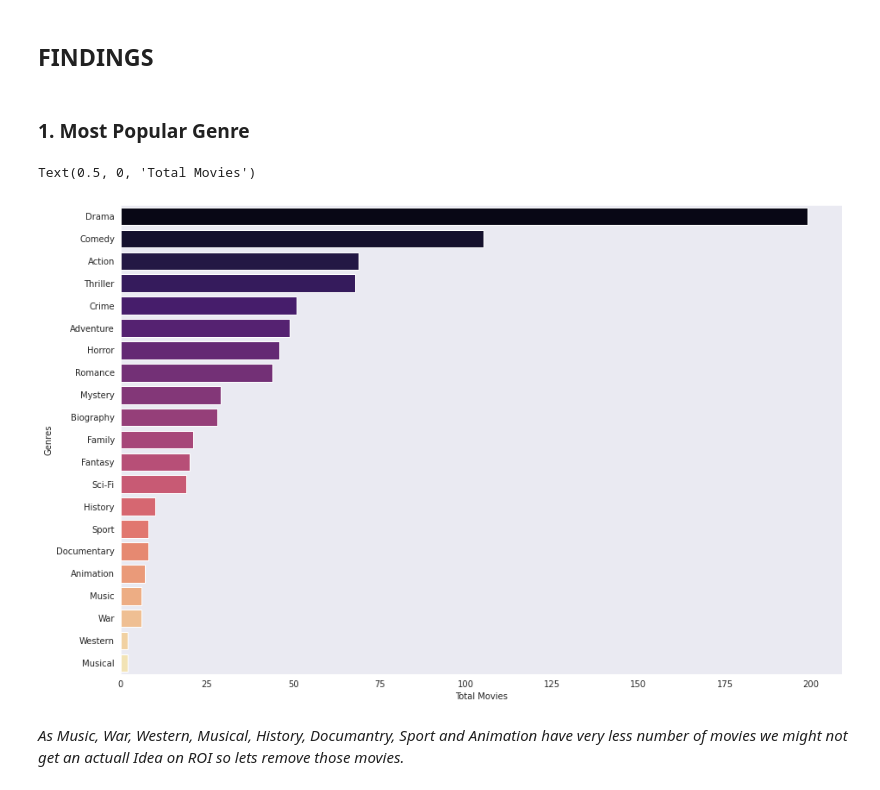
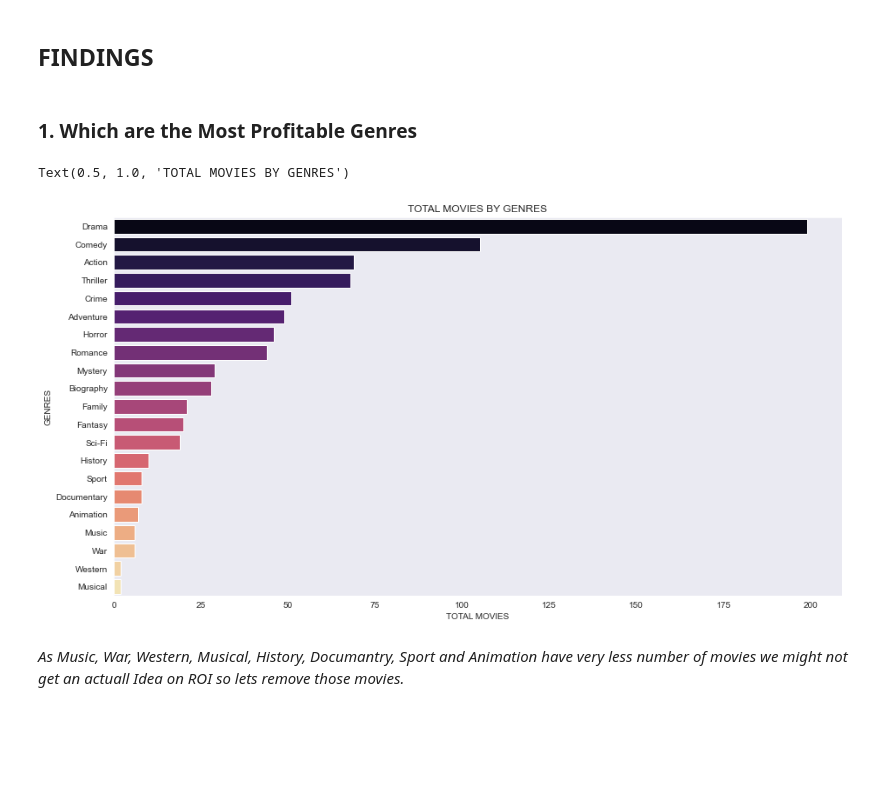
Before and after one commit to avithekkc/P1-moive-data-analysis, a Jupyter notebook: data-visualization.ipynb, the cells around one changed output. Drawn from its saved outputs; the diff is of its cells as text; code cells hidden in the pictures; blank space fills up the shorter version.

```diff
--- a/data-visualization.ipynb
+++ b/data-visualization.ipynb
@@ -36,7 +36,7 @@ df.head()
 # %% [markdown]
 ## FINDINGS
 # %% [markdown]
-### 1. Most Popular Genre
+### 1. Which are the Most Profitable Genres
 # %%
 def sorted_dict(target_dict,reverse=True):
     return dict(sorted(target_dict.items(), key=operator.itemgetter(1),reverse=reverse))
@@ -57,14 +57,16 @@ genres_dict = sorted_dict(genres_dict)
 genres = list(genres_dict.keys())
 genres_count = list(genres_dict.values())
 # %%
-plt.figure(figsize=(15,10))
+plt.figure(figsize=(15,8))
 
-ax = sns.barplot(y=genres, x=genres_count,palette="magma")
-ax.set_ylabel('Genres')
-ax.set_xlabel('Total Movies')
+sns.barplot(y=genres, x=genres_count,palette="magma")
+plt.ylabel('GENRES')
+plt.xlabel('TOTAL MOVIES')
+plt.title('TOTAL MOVIES BY GENRES')
+#plt.savefig('images/total_movies_genre.jpg')
 # %% [output]
-Text(0.5, 0, 'Total Movies')
+Text(0.5, 1.0, 'TOTAL MOVIES BY GENRES')
-[figure, old version]
+[figure, new version]
 # %% [markdown]
 _As Music, War, Western, Musical, History, Documantry, Sport and Animation have very less number of movies we might not get an actuall Idea on ROI so lets remove those movies._
 # %%
```
Also changed, not shown: parts of 14 cells of this notebook, 7 other files.
